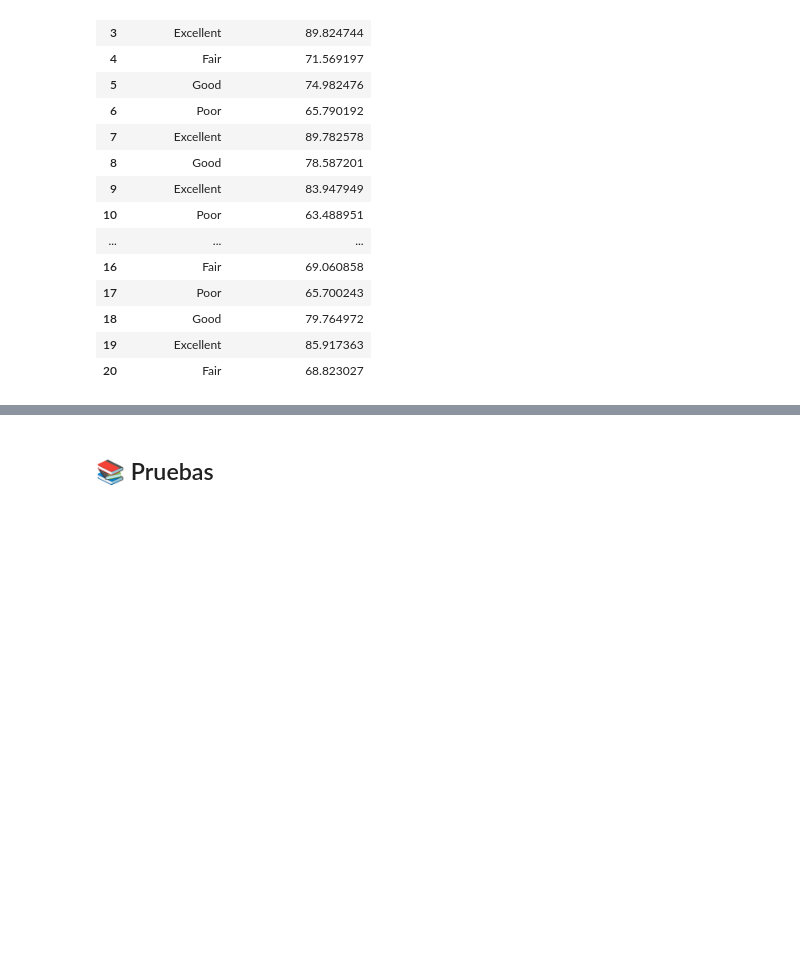
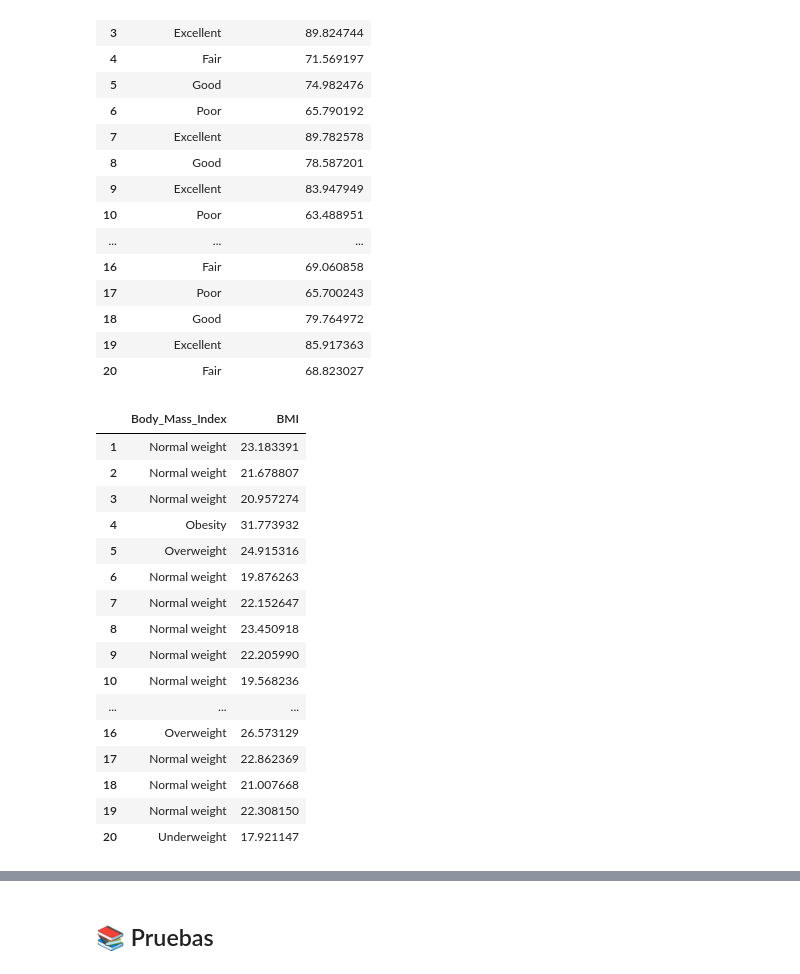
Before and after one commit to lauraargente/Proyecto_University-Football-Injury-Prediction-Dataset, a Jupyter notebook: analisis.ipynb, the cells around one changed output, grey strips where cells are left out. Cells and saved outputs as stored; diff of their text form; code cells hidden in the pictures; blank space fills up the shorter version.

```diff
--- a/analisis.ipynb
+++ b/analisis.ipynb
@@ -474,8 +474,8 @@ df_csv['Stress_level']= ""
 df_csv.head(5)
 
 #Sacamos los percentiles 33% y 66% de "Stress_Level_Score"
-stress33 = int(round(df_csv['Stress_Level_Score'].quantile(0.33), 0))
-stress66 = int(round(df_csv['Stress_Level_Score'].quantile(0.66), 0))
+stress33 = int(df_csv['Stress_Level_Score'].quantile(0.33))
+stress66 = int(df_csv['Stress_Level_Score'].quantile(0.66))
 print(f'El percentil 33% es igual a {stress33} y el el percentil 66% es igual a {stress66}')
 
 #Creamos las categorías para "Stress_Level_Score" y añadimos los nuevos valores en la columna "Stress_level"
@@ -561,3 +561,45 @@ El percentil 25% es igual a 67, el percentil 50% es igual a 74 y el percentil 75
 | 18 | Good | 79.764972 |
 | 19 | Excellent | 85.917363 |
 | 20 | Fair | 68.823027 |
+# %%
+#Creamos una nueva columna con las nuevas categorías para "BMI"
+df_csv['Body_Mass_Index']= ""
+df_csv.head(5)
+
+#Creamos las categorías para "BMI" y añadimos los nuevos valores en la columna "Body_Mass_Index"
+for i in range (len(df_csv)):
+    #Si el valor de cada fila en la columna "BMI" es menor que 18.5, el valor en cada fila en la columna "Body_Mass_Index" será 'Underweight'
+    if df_csv.loc[df_csv.index[i],'BMI'] < 18.5:
+        df_csv.loc[df_csv.index[i],'Body_Mass_Index'] = 'Underweight'
+
+#Si el valor de cada fila en la columna "BMI" es entre 18.5 y 24.9, el valor en cada fila en la columna "Body_Mass_Index" será 'Normal weight'
+    elif df_csv.loc[df_csv.index[i],'BMI'] >= 18.5 and df_csv.loc[df_csv.index[i],'BMI'] <= 24.9 :
+        df_csv.loc[df_csv.index[i],'Body_Mass_Index'] = 'Normal weight'
+
+#Si el valor de cada fila en la columna "BMI" es entre 24.9 y 29.9, el valor en cada fila en la columna "Body_Mass_Index" será 'Overweight'
+    elif df_csv.loc[df_csv.index[i],'BMI'] >= 24.9 and df_csv.loc[df_csv.index[i],'BMI'] <= 29.9 :
+        df_csv.loc[df_csv.index[i],'Body_Mass_Index'] = 'Overweight'
+
+#Si el valor de cada fila en la columna "BMI" es mayor que 29.9, el valor en cada fila en la columna "Body_Mass_Index" será 'Obesity'
+    else:
+        df_csv.loc[df_csv.index[i],'Body_Mass_Index']= 'Obesity'
+
+df_csv[['Body_Mass_Index', 'BMI']].head(20)
+# %% [output]
+|  | Body_Mass_Index | BMI |
+| 1 | Normal weight | 23.183391 |
+| 2 | Normal weight | 21.678807 |
+| 3 | Normal weight | 20.957274 |
+| 4 | Obesity | 31.773932 |
+| 5 | Overweight | 24.915316 |
+| 6 | Normal weight | 19.876263 |
+| 7 | Normal weight | 22.152647 |
+| 8 | Normal weight | 23.450918 |
+| 9 | Normal weight | 22.205990 |
+| 10 | Normal weight | 19.568236 |
+| ... | ... | ... |
+| 16 | Overweight | 26.573129 |
+| 17 | Normal weight | 22.862369 |
+| 18 | Normal weight | 21.007668 |
+| 19 | Normal weight | 22.308150 |
+| 20 | Underweight | 17.921147 |
```
Also changed, not shown: parts of 9 cells of this notebook.
